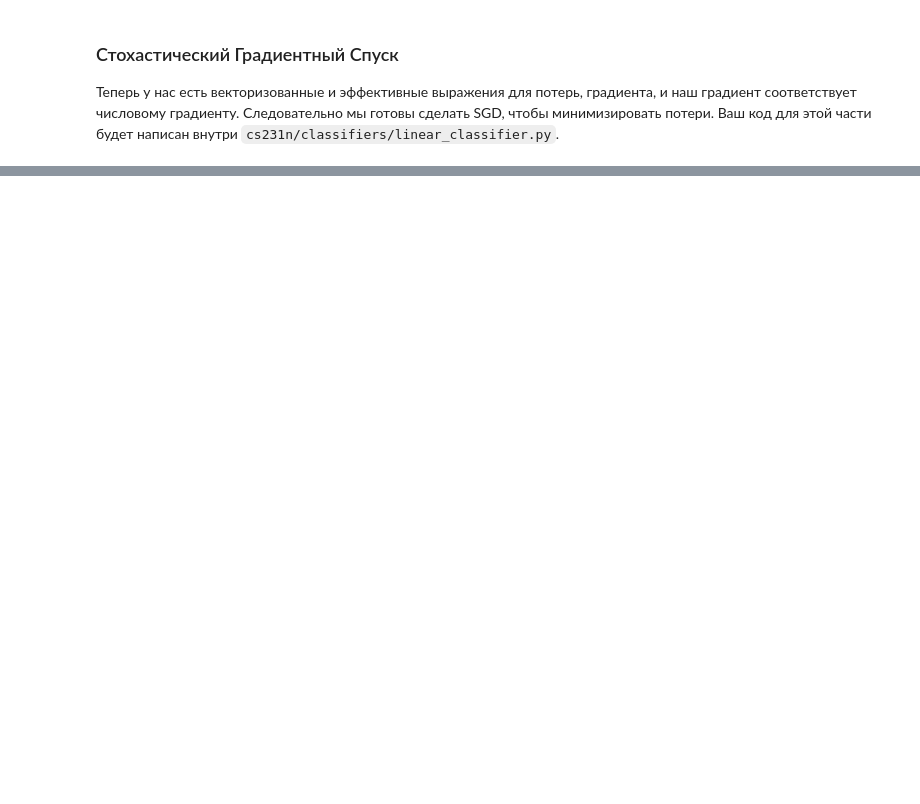
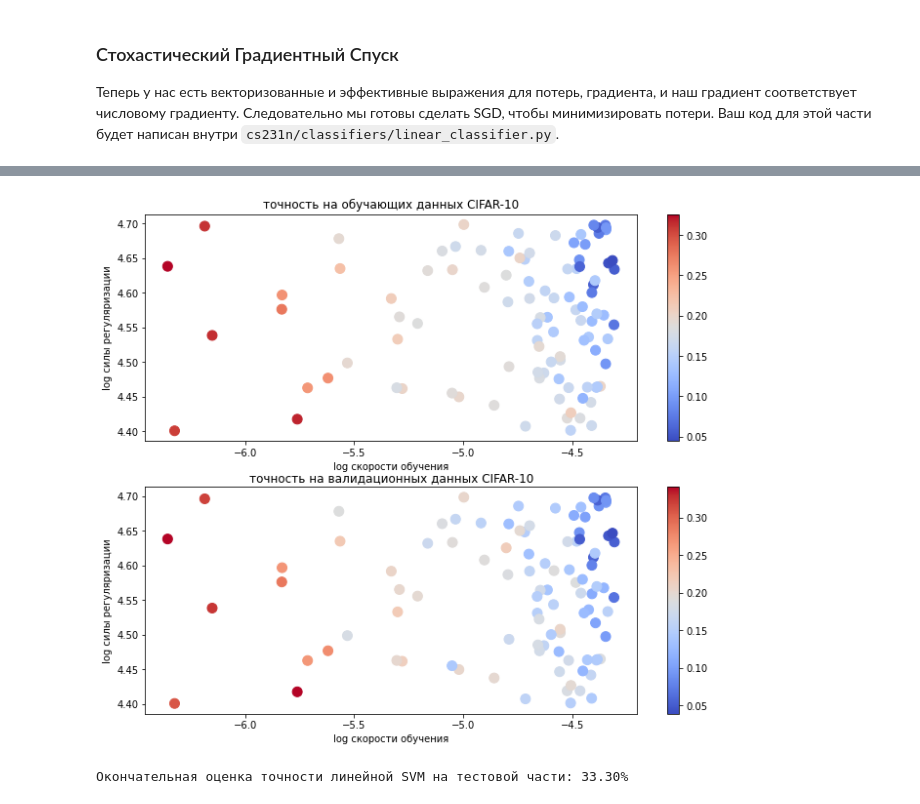
Before and after one commit to mikhailmartin/CS231n, a Jupyter notebook: assignment1/svm.ipynb, the cells around one changed output, grey strips where cells are left out. Saved outputs shown, nothing was run; the diff lists cells and outputs as text; code cells hidden in the pictures; blank space fills up the shorter version.

```diff
--- a/assignment1/svm.ipynb
+++ b/assignment1/svm.ipynb
@@ -379,36 +453,40 @@ print("best validation accuracy achieved during cross-validation: %f" % best_val
 # %%
-# Visualize the cross-validation results
+# Визуализируем результаты валидации
 import math
 import pdb
 
 # pdb.set_trace()
 
 x_scatter = [math.log10(x[0]) for x in results]
 y_scatter = [math.log10(x[1]) for x in results]
 
-# plot training accuracy
+# отобразим точность на обучающей части
 marker_size = 100
 colors = [results[x][0] for x in results]
 plt.subplot(2, 1, 1)
 plt.tight_layout(pad=3)
 plt.scatter(x_scatter, y_scatter, marker_size, c=colors, cmap=plt.cm.coolwarm)
 plt.colorbar()
-plt.xlabel("log learning rate")
-plt.ylabel("log regularization strength")
-plt.title("CIFAR-10 training accuracy")
+plt.xlabel("log скорости обучения")
+plt.ylabel("log силы регуляризации")
+plt.title("точность на обучающих данных CIFAR-10")
 
-# plot validation accuracy
-colors = [results[x][1] for x in results] # default size of markers is 20
+# отобразим точность на валидационной части
+colors = [results[x][1] for x in results]  # размер маркеров по умолчанию-20
 plt.subplot(2, 1, 2)
 plt.scatter(x_scatter, y_scatter, marker_size, c=colors, cmap=plt.cm.coolwarm)
 plt.colorbar()
-plt.xlabel("log learning rate")
-plt.ylabel("log regularization strength")
-plt.title("CIFAR-10 validation accuracy")
+plt.xlabel("log скорости обучения")
+plt.ylabel("log силы регуляризации")
+plt.title("точность на валидационных данных CIFAR-10")
 plt.show()
+# %% [output]
+[figure, added]
 # %%
-# Evaluate the best svm on test set
+# Оценим лучший svm на тестовом наборе
 y_test_pred = best_svm.predict(X_test)
 test_accuracy = np.mean(y_test == y_test_pred)
-print("linear SVM on raw pixels final test set accuracy: %f" % test_accuracy)
+print("Окончательная оценка точности линейной SVM на тестовой части: {:2.2%}".format(test_accuracy))
+# %% [output]
+Окончательная оценка точности линейной SVM на тестовой части: 33.30%
 # %%
```
Also changed, not shown: parts of 14 cells of this notebook, 3 other files.
